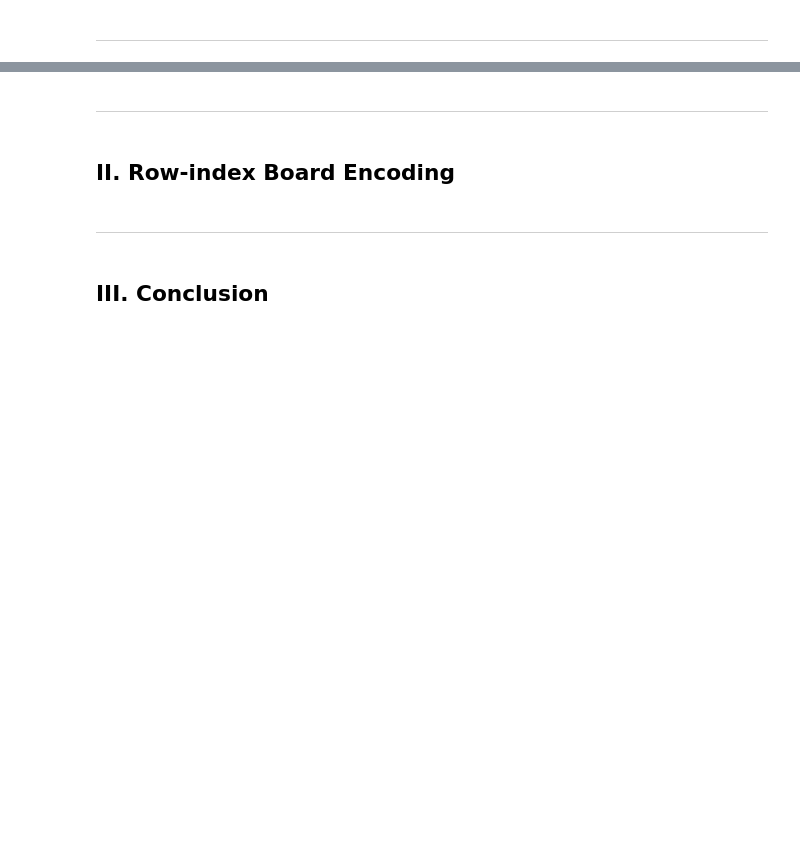
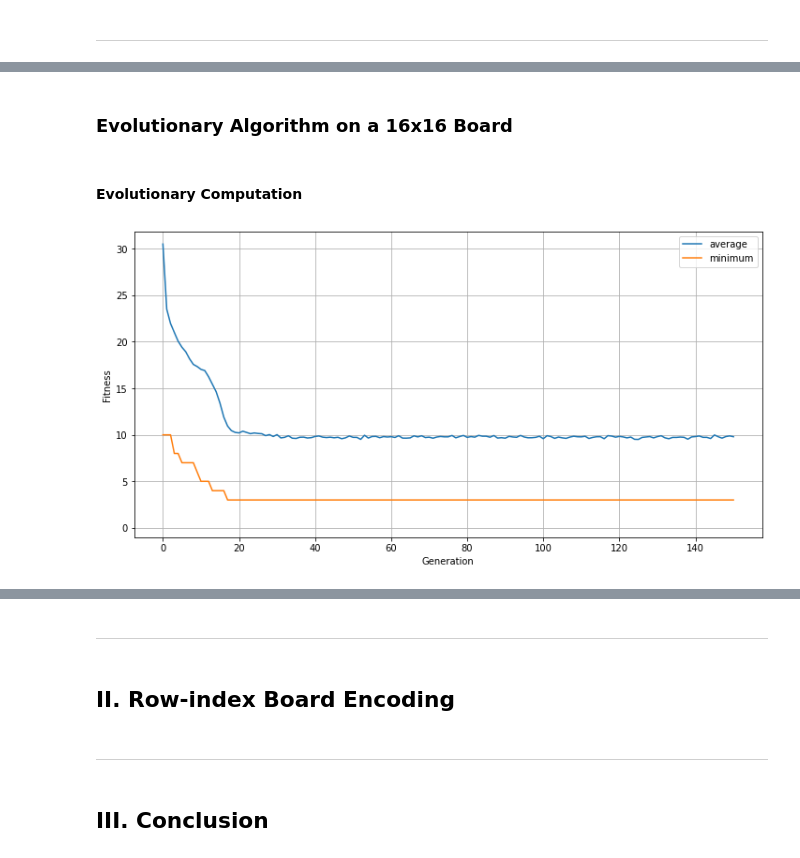
Before and after one commit to concision/n-queens, a Jupyter notebook: notebook.ipynb, the cells around one changed output, grey strips where cells are left out. Cells and saved outputs as stored; diff of their text form; code cells hidden in the pictures; blank space fills up the shorter version.

```diff
--- a/notebook.ipynb
+++ b/notebook.ipynb
@@ -23,0 +167,26 @@ print(f"DEAP {deap.__version__}")
+# %% [markdown]
+### Evolutionary Algorithm on a 16x16 Board
+# %% [markdown]
+#### Evolutionary Computation
+# %%
+# register fitness evaluation function
+toolbox_p.register("evaluate", lambda individual: (evaluate_position_indexed_fitness(individual, dimensions=(16, 16)),))
+
+# statistics logging
+stats_p16 = tools.Statistics(key=lambda individual: individual.fitness.values)
+stats_p16.register("min", numpy.min)
+stats_p16.register("max", numpy.max)
+stats_p16.register("avg", numpy.mean)
+
+# log fittest individual with hall of fame record
+hall_of_fame_p16 = tools.HallOfFame(maxsize=1)
+
+# run genetic algorithm
+_, log_p16 = algorithms.eaSimple(
+    toolbox_p.population_16(n=10000), toolbox_p,
+    cxpb=0.5, mutpb=0.5, ngen=150,
+    stats=stats_p16, halloffame=hall_of_fame_p16, verbose=False,
+)
+plot_generations(*log_p16.select("gen", "avg", "min"))
+# %% [output]
+[figure, added]
```
Also changed, not shown: parts of 23 cells of this notebook.
